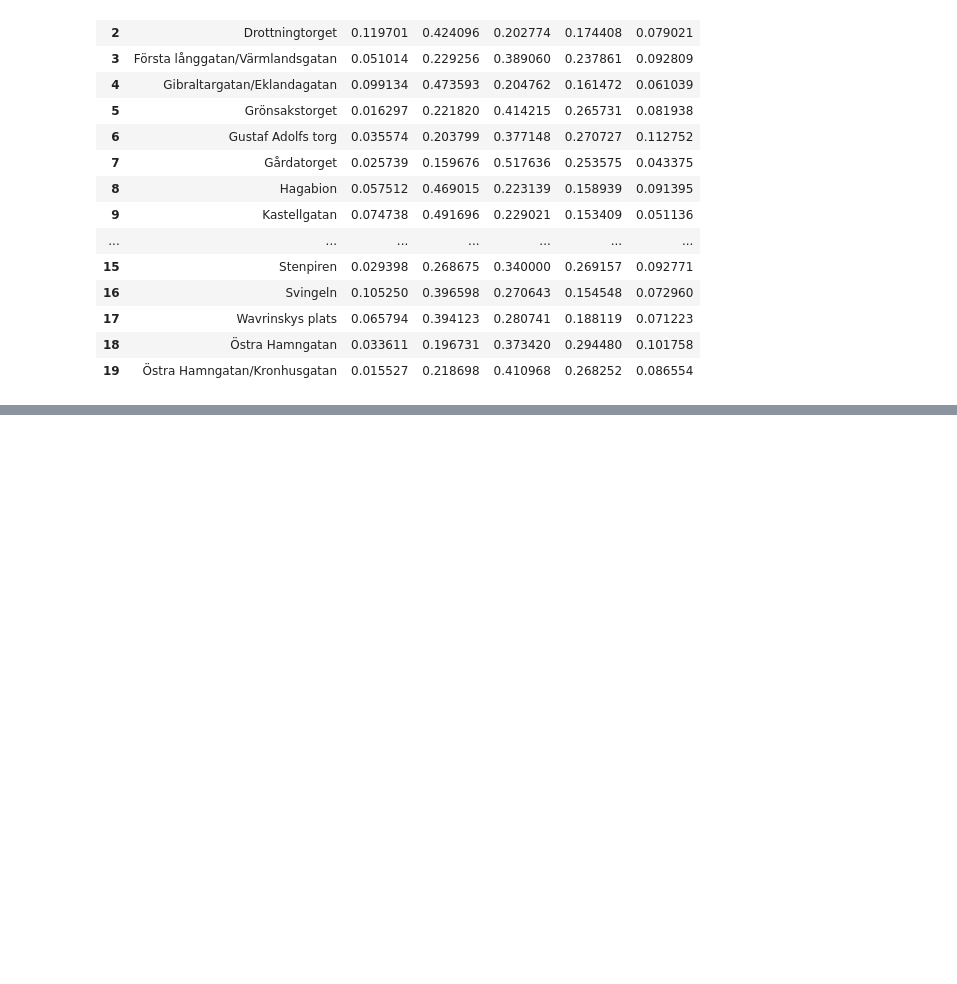
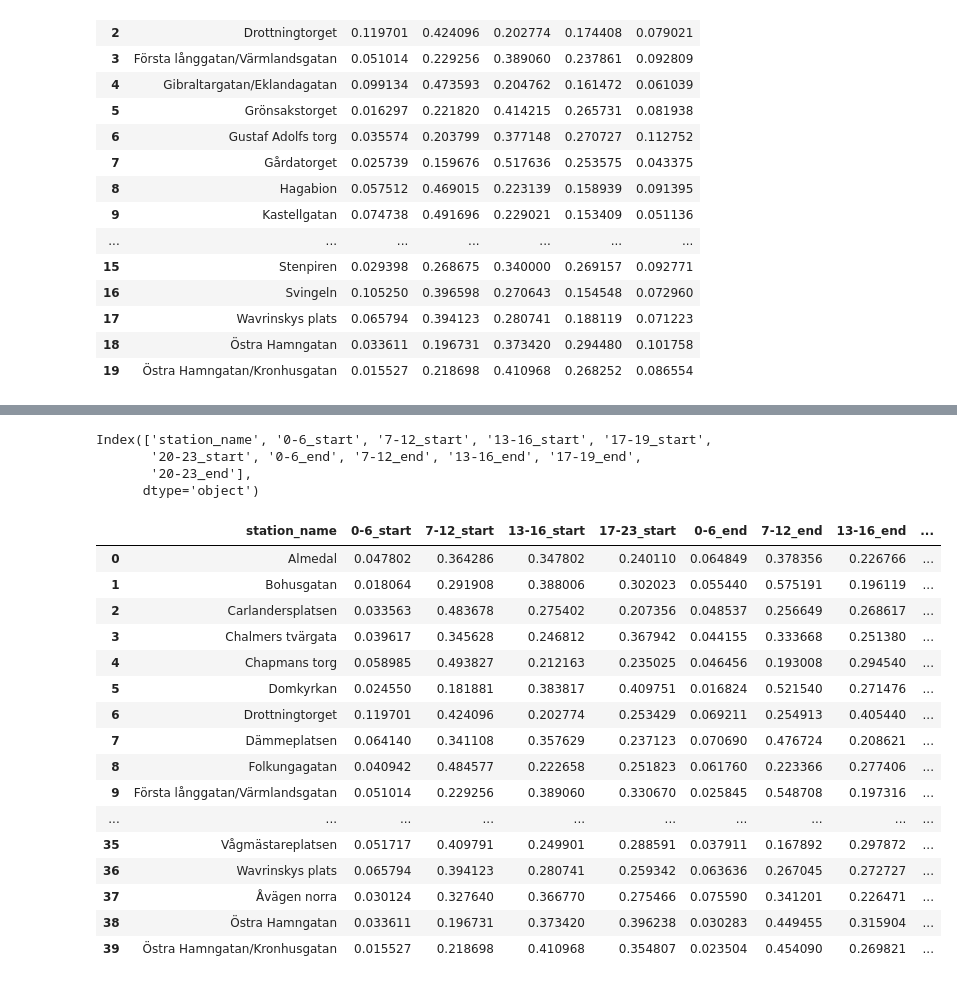
Before and after one commit to flowton/bike-rental, a Jupyter notebook: bike-rental-gbg.ipynb, the cells around one changed output, grey strips where cells are left out. Drawn from its saved outputs; the diff is of its cells as text; code cells hidden in the pictures; blank space fills up the shorter version.

Commit message:
Fixed differences calculation

```diff
--- a/bike-rental-gbg.ipynb
+++ b/bike-rental-gbg.ipynb
@@ -794 +750,47 @@ new_end = grouping_by_hour(filt_10, cutoff_points, 'end')
+# %%
+def merge_start_end_df(df_start, df_end):
+    merged_df = pd.merge(df_start, df_end, how = 'inner', left_on = 'start_station_name', right_on= 'end_station_name', suffixes = ('_start', '_end'))
+    merged_df = merged_df.rename(columns = {'start_station_name' : 'station_name'})
+    merged_df = merged_df.drop(columns = {'end_station_name'})
+    return merged_df
+
+def calculate_difference_start_end(df_start, df_end):
+    df = merge_start_end_df(df_start, df_end)
+    print(df.columns)
+    hour_bins = int((len(df.columns) - 1)/2) #One is station name, and equal amounts of start and end hours
+    for i in range(1,hour_bins+1):
+        start_hour_bin = df.iloc[:,i]
+        end_hour_bin = df.iloc[:,i+hour_bins]
+        diff = start_hour_bin - end_hour_bin
+        hour_bin_diff = df.columns[i].replace('_start', '')
+        df[hour_bin_diff] = diff
+    df = df.drop(df.columns[1:-hour_bins], axis = 1) #Drops all columns except the first (station_name) and the last ones (newly created with diff)
+    return df
+
+diff_start_end = calculate_difference_start_end(grouped_start, grouped_end)
+# %% [output]
+Index(['station_name', '0-6_start', '7-12_start', '13-16_start', '17-19_start',
+       '20-23_start', '0-6_end', '7-12_end', '13-16_end', '17-19_end',
+       '20-23_end'],
+      dtype='object')
+# %%
+merge_start_end_df(grouped_start, grouped_end)
+# %% [output]
+|  | station_name | 0-6_start | 7-12_start | 13-16_start | 17-23_start | 0-6_end | 7-12_end | 13-16_end | ... |
+| 0 | Almedal | 0.047802 | 0.364286 | 0.347802 | 0.240110 | 0.064849 | 0.378356 | 0.226766 | ... |
+| 1 | Bohusgatan | 0.018064 | 0.291908 | 0.388006 | 0.302023 | 0.055440 | 0.575191 | 0.196119 | ... |
+| 2 | Carlandersplatsen | 0.033563 | 0.483678 | 0.275402 | 0.207356 | 0.048537 | 0.256649 | 0.268617 | ... |
+| 3 | Chalmers tvärgata | 0.039617 | 0.345628 | 0.246812 | 0.367942 | 0.044155 | 0.333668 | 0.251380 | ... |
+| 4 | Chapmans torg | 0.058985 | 0.493827 | 0.212163 | 0.235025 | 0.046456 | 0.193008 | 0.294540 | ... |
+| 5 | Domkyrkan | 0.024550 | 0.181881 | 0.383817 | 0.409751 | 0.016824 | 0.521540 | 0.271476 | ... |
+| 6 | Drottningtorget | 0.119701 | 0.424096 | 0.202774 | 0.253429 | 0.069211 | 0.254913 | 0.405440 | ... |
+| 7 | Dämmeplatsen | 0.064140 | 0.341108 | 0.357629 | 0.237123 | 0.070690 | 0.476724 | 0.208621 | ... |
+| 8 | Folkungagatan | 0.040942 | 0.484577 | 0.222658 | 0.251823 | 0.061760 | 0.223366 | 0.277406 | ... |
+| 9 | Första långgatan/Värmlandsgatan | 0.051014 | 0.229256 | 0.389060 | 0.330670 | 0.025845 | 0.548708 | 0.197316 | ... |
+| ... | ... | ... | ... | ... | ... | ... | ... | ... | ... |
+| 35 | Vågmästareplatsen | 0.051717 | 0.409791 | 0.249901 | 0.288591 | 0.037911 | 0.167892 | 0.297872 | ... |
+| 36 | Wavrinskys plats | 0.065794 | 0.394123 | 0.280741 | 0.259342 | 0.063636 | 0.267045 | 0.272727 | ... |
+| 37 | Åvägen norra | 0.030124 | 0.327640 | 0.366770 | 0.275466 | 0.075590 | 0.341201 | 0.226471 | ... |
+| 38 | Östra Hamngatan | 0.033611 | 0.196731 | 0.373420 | 0.396238 | 0.030283 | 0.449455 | 0.315904 | ... |
+| 39 | Östra Hamngatan/Kronhusgatan | 0.015527 | 0.218698 | 0.410968 | 0.354807 | 0.023504 | 0.454090 | 0.269821 | ... |
 # %%
```
Also changed, not shown: parts of 23 cells of this notebook.
